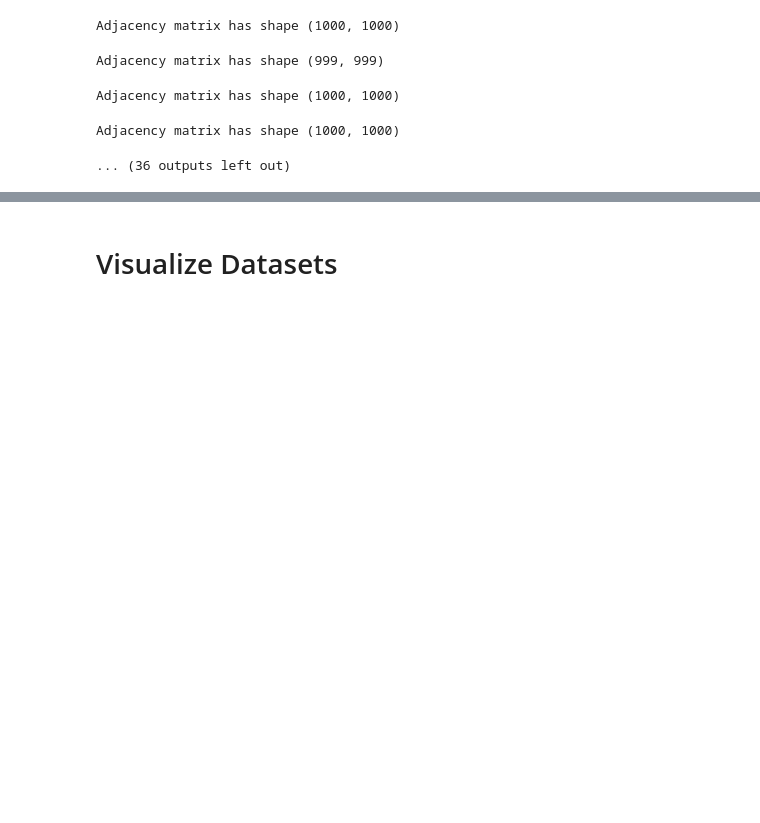
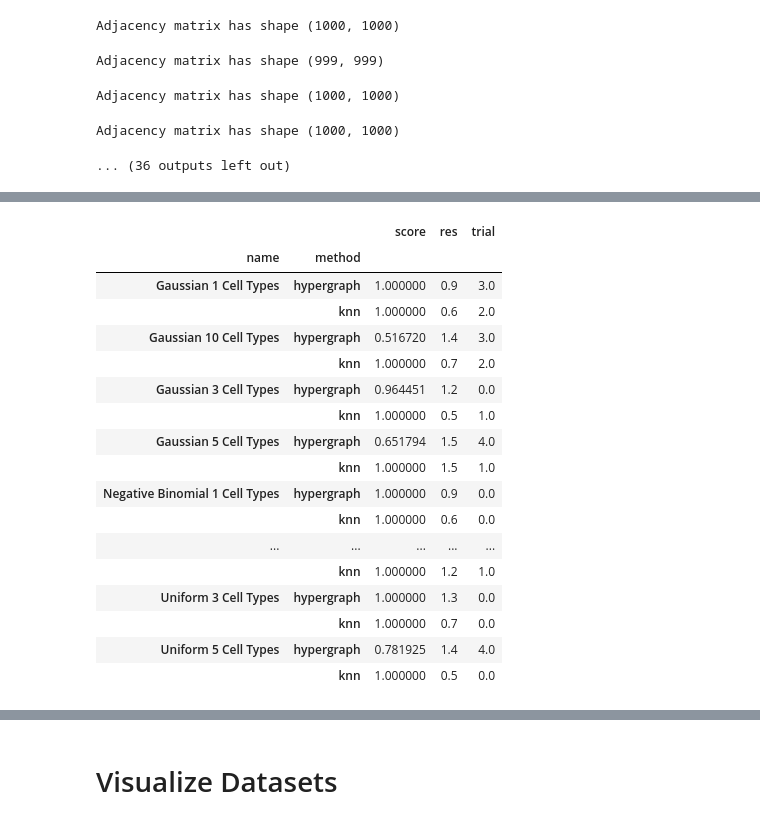
Before and after one commit to euxhenh/hypergraph-leiden, a Jupyter notebook: synthetic_data_experiments.ipynb, the cells around one changed output, grey strips where cells are left out. Saved outputs shown, nothing was run; the diff lists cells and outputs as text; code cells hidden in the pictures; blank space fills up the shorter version.

```diff
--- a/synthetic_data_experiments.ipynb
+++ b/synthetic_data_experiments.ipynb
@@ -227,0 +228,22 @@ df.groupby(['name', 'method']).mean()
+# %%
+# Get max row for each name and method
+df.sort_values('score').drop_duplicates(['name','method'],keep='last').groupby(['name', 'method']).mean()
+# %% [output]
+|  |  | score | res | trial |
+| name | method |  |  |  |
+| Gaussian 1 Cell Types | hypergraph | 1.000000 | 0.9 | 3.0 |
+|  | knn | 1.000000 | 0.6 | 2.0 |
+| Gaussian 10 Cell Types | hypergraph | 0.516720 | 1.4 | 3.0 |
+|  | knn | 1.000000 | 0.7 | 2.0 |
+| Gaussian 3 Cell Types | hypergraph | 0.964451 | 1.2 | 0.0 |
+|  | knn | 1.000000 | 0.5 | 1.0 |
+| Gaussian 5 Cell Types | hypergraph | 0.651794 | 1.5 | 4.0 |
+|  | knn | 1.000000 | 1.5 | 1.0 |
+| Negative Binomial 1 Cell Types | hypergraph | 1.000000 | 0.9 | 0.0 |
+|  | knn | 1.000000 | 0.6 | 0.0 |
+| ... | ... | ... | ... | ... |
+|  | knn | 1.000000 | 1.2 | 1.0 |
+| Uniform 3 Cell Types | hypergraph | 1.000000 | 1.3 | 0.0 |
+|  | knn | 1.000000 | 0.7 | 0.0 |
+| Uniform 5 Cell Types | hypergraph | 0.781925 | 1.4 | 4.0 |
+|  | knn | 1.000000 | 0.5 | 0.0 |
```
Also changed, not shown: parts of 18 cells of this notebook.
